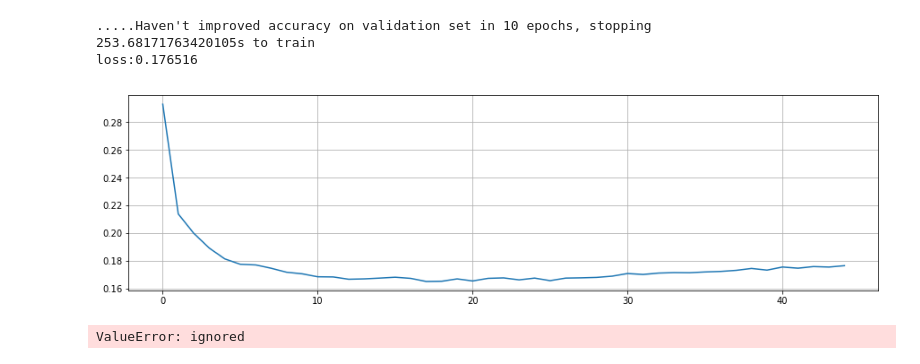
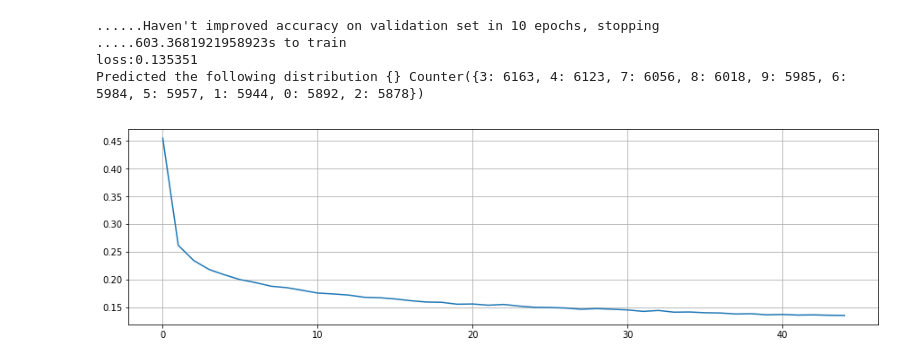
Before and after one commit to desultir/assign1, a Jupyter notebook: MNN.ipynb, the cells around one changed output. Saved outputs shown, nothing was run; the diff lists cells and outputs as text; code cells hidden in the pictures.

```diff
--- a/MNN.ipynb
+++ b/MNN.ipynb
@@ -463,6 +452,0 @@ import pandas as pd
-# %%
-drive.mount('/content/drive', force_remount=True)
-with h5py.File('/content/drive/My Drive/Colab Notebooks/Input/train_128.h5','r') as H:
-  data = np.copy(H['data'])
-with h5py.File('/content/drive/My Drive/Colab Notebooks/Input/train_label.h5','r') as H:
-  label = np.copy(H['label'])
@@ -1219,56 +1215,47 @@ def train_optimal(data, label):
 # %%
+from collections import Counter
 #TODO load data and label from local dir into data/label vars here and remove google drive code
+with h5py.File('../Input/train_128.h5','r') as H:
+  data = np.copy(H['data'])
+with h5py.File('../Input/train_label.h5','r') as H:
+  label = np.copy(H['label'])
+with h5py.File('../Input/test_128.h5','r') as H:
+  test_data = np.copy(H['data'])
 
-nn = train_optimal(data, label)
+
+testing = False
+
+MSE, nn = train_optimal(data, label, testing)
 pl.figure(figsize=(15,4))
 pl.plot(MSE)
 pl.grid()
 
-testing = False
+procdata = np.copy(data)
+preprocess(procdata, 'zscore')
+
 if testing:
-  procdata = np.copy(data)
-  preprocess(procdata, 'zscore')
-  train, train_target, test_data, test_target = split(procdata, label)
+  _, _, test_data, test_target = split(procdata, label)
   test_target = OHE(test_target, 10)
   preds = nn.predict(test_data)
   acc = calc_accuracy(labels_from_preds(preds), labels_from_preds(test_target)) # we have to de-OHE the predictions and the target data
   print("Final accuracy on test set was {}".format(acc))
 else:
   #load test data here
   #preprocess the data
-  #OHE the labels
-  #predict
+  proctest = np.copy(data)
+  preprocess(proctest, 'zscore')
+
+  preds = nn.predict(proctest)
+  output = labels_from_preds(preds)
   #save in h5 file in /Output
+  with h5py.File('../Output/Predicted_labels.h5','w') as H:
+    H['label'] = output
+
+  c = Counter(output)
+  print("Predicted the following distribution {}", c)
 # %% [output]
-.....Haven't improved accuracy on validation set in 10 epochs, stopping
-253.68171763420105s to train
-loss:0.176516
+......Haven't improved accuracy on validation set in 10 epochs, stopping
+.....603.3681921958923s to train
+loss:0.135351
+Predicted the following distribution {} Counter({3: 6163, 4: 6123, 7: 6056, 8: 6018, 9: 5985, 6: 5984, 5: 5957, 1: 5944, 0: 5892, 2: 5878})
-[figure, old version]
+[figure, new version]
-# %%
-np.seterr(all="warn")
-np.random.seed(1)
-procdata = np.copy(data)
-preprocess(procdata, 'zscore')
-
-#split data
-train, train_target, validate, validate_target = split(data, label)
-#one hot encode targets
-train_target = OHE(train_target, 10)
-validate_target = OHE(validate_target, 10)
-second_layer = False
-relu = False
-if second_layer:
-  nn = MLP([128,60,30,10], [None,'logistic','logistic','tanh'])
-elif relu:
-  nn = MLP([128,60,10], [None, 'relu', 'relu'], False)
-  start = time.time()
-  MSE = nn.fit_mb_BN(train, train_target, 32, learning_rate=0.001, epochs=25, dropout_p=1)
-  print("{}s to train".format(time.time() - start))
-else:
-  nn = MLP([128,60,10], [None,'logistic','tanh'], False)
-  start = time.time()
-  MSE = nn.fit_mb_BN(train, train_target, 32, learning_rate=0.01, epochs=25, dropout_p=1)
-  print("{}s to train".format(time.time() - start))
-print('loss:%f'%MSE[-1])
-# %% [output]
-ValueError: ignored
```
Also changed, not shown: parts of 11 cells of this notebook.
